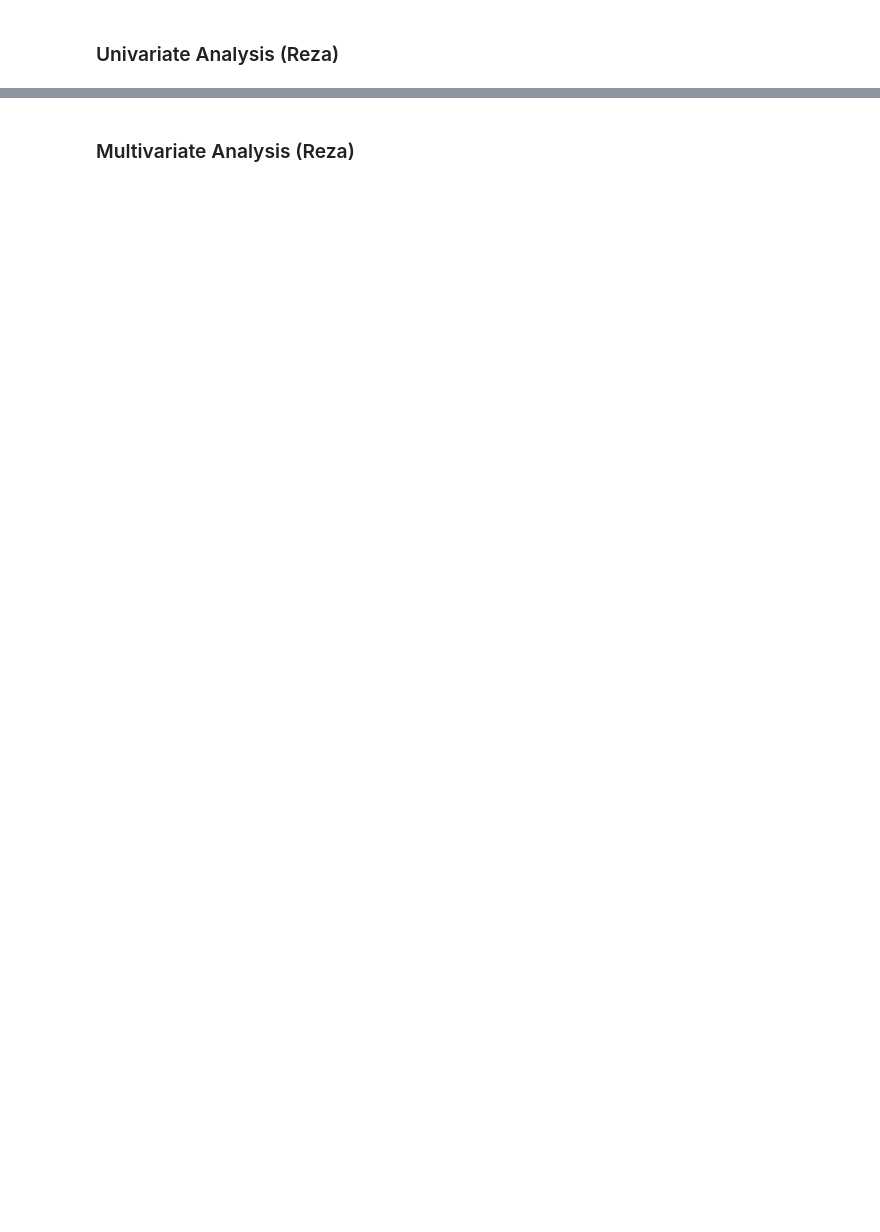
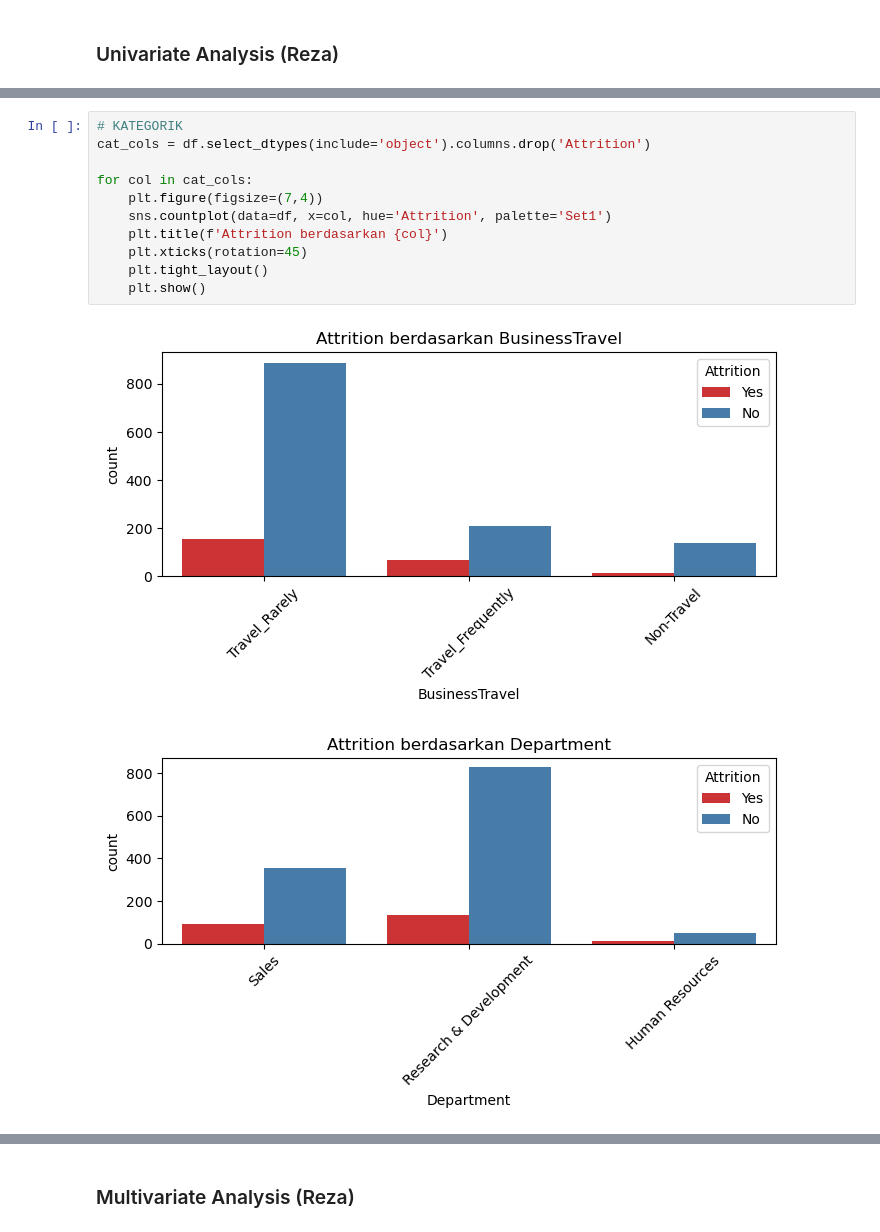
Before and after one commit to gibranariq/Final-Project-Rakamin-Men-United, a Jupyter notebook: Framework_data_modeling_lengkap.ipynb, the cells around one changed output, grey strips where cells are left out. Saved outputs shown, nothing was run; the diff lists cells and outputs as text; blank space fills up the shorter version.

```diff
--- a/Framework_data_modeling_lengkap.ipynb
+++ b/Framework_data_modeling_lengkap.ipynb
@@ -80,0 +114,14 @@ Data sudah bersih dari nilai duplikat
+# %%
+# KATEGORIK
+cat_cols = df.select_dtypes(include='object').columns.drop('Attrition')
+
+for col in cat_cols:
+    plt.figure(figsize=(7,4))
+    sns.countplot(data=df, x=col, hue='Attrition', palette='Set1')
+    plt.title(f'Attrition berdasarkan {col}')
+    plt.xticks(rotation=45)
+    plt.tight_layout()
+    plt.show()
+# %% [output]
+[figure, added]
+[figure, added]
```
Also changed, not shown: parts of 11 cells of this notebook.
